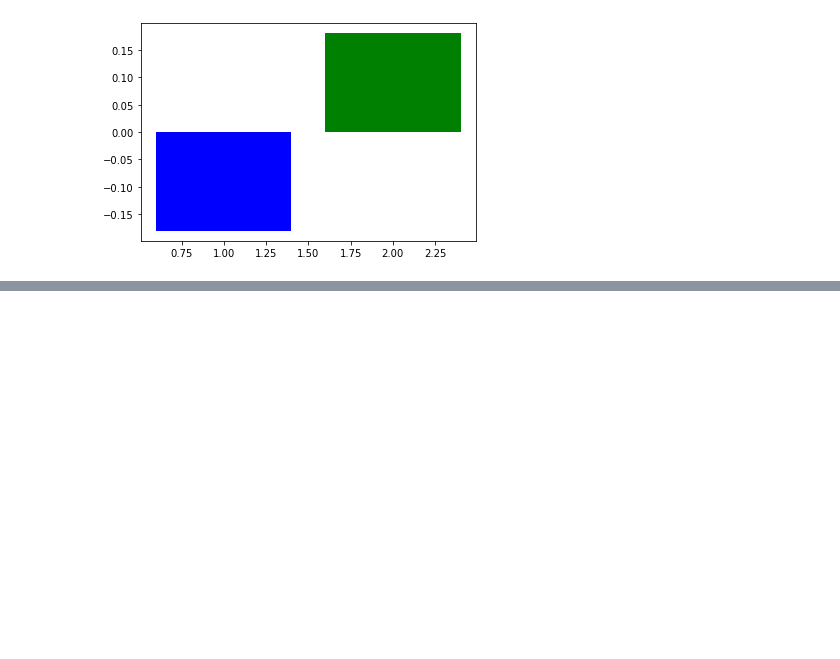
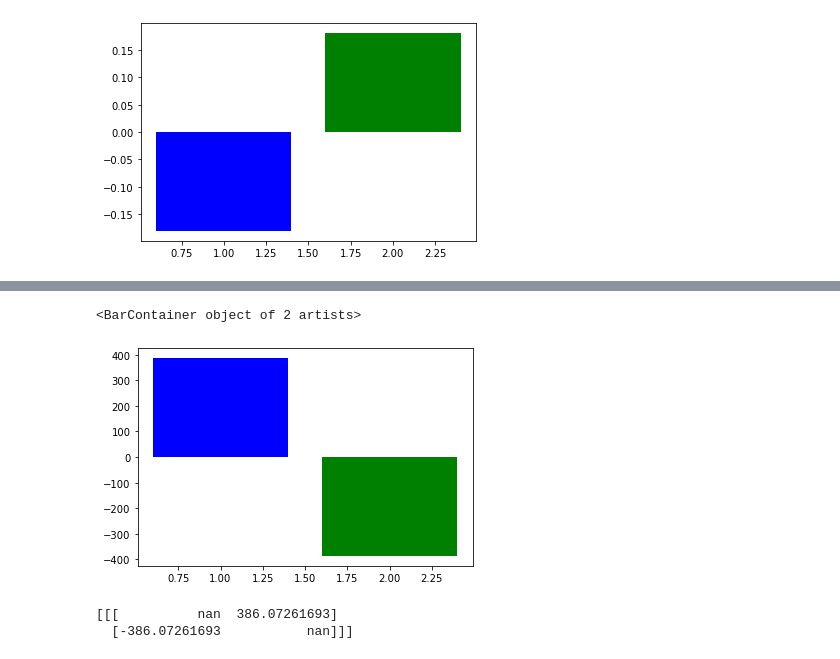
Before and after one commit to shivani485/internship_genzel_lab, a Jupyter notebook: Lag_HPC_PFC.ipynb, the cells around one changed output, grey strips where cells are left out. Cells and saved outputs as stored; diff of their text form; code cells hidden in the pictures; blank space fills up the shorter version.

```diff
--- a/Lag_HPC_PFC.ipynb
+++ b/Lag_HPC_PFC.ipynb
@@ -95,0 +110,38 @@ print(delay)
+# %%
+HPC=np.zeros(300000)
+PFC=np.zeros(300000)
+
+dataHPC = scipy.io.loadmat(pathsHPC[0])
+dataPFC = scipy.io.loadmat(pathsPFC[0])
+
+current_dataHPC = dataHPC['HPC']
+current_dataPFC = dataPFC['PFC']
+current_dataHPC=current_dataHPC[0:300000]
+current_dataPFC=current_dataPFC[0:300000]
+n_time_samples = len(current_dataHPC)
+
+time = np.arange(0, n_time_samples)/sampling_frequency
+signal1 = np.zeros(n_time_samples)
+signal2 = np.zeros(n_time_samples)
+signal1 = current_dataHPC
+signal2 = current_dataPFC
+HPC[:,np.newaxis] = signal1
+PFC[:,np.newaxis] = signal2
+
+signals = np.stack((HPC, PFC), axis=-1)
+# signals = signals.reshape(300000,1,2)
+
+print(signals.shape)
+
+m = Multitaper(
+signals,
+sampling_frequency=sampling_frequency,
+time_halfbandwidth_product=time_halfbandwidth_product,
+start_time=time[0],
+)
+c = Connectivity(fourier_coefficients=m.fft(), frequencies=m.frequencies, time=m.time)
+
+delay, slope, r_value= c.group_delay(
+frequencies_of_interest=list(range(2,10)), frequency_resolution=m.frequency_resolution
+)
+print(delay)
@@ -102,0 +235,14 @@ plt.bar(
+# %%
+psi = c.phase_slope_index(
+    frequencies_of_interest=[2, 10], frequency_resolution=m.frequency_resolution
+)
+plt.bar(
+    [1, 2], [psi[..., 0, 1].squeeze(), psi[..., 1, 0].squeeze()], color=["b", "g"])
+# %% [output]
+<BarContainer object of 2 artists>
+[figure, added]
+# %%
+print(psi)
+# %% [output]
+[[[          nan  386.07261693]
+  [-386.07261693           nan]]]
```
Also changed, not shown: parts of 13 cells of this notebook.
